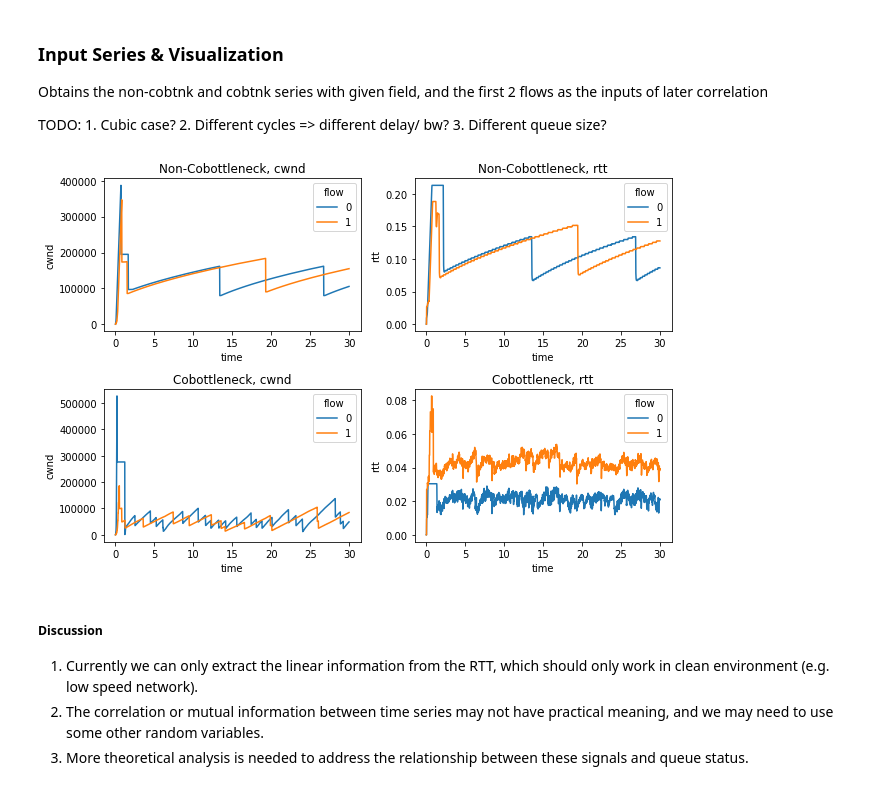
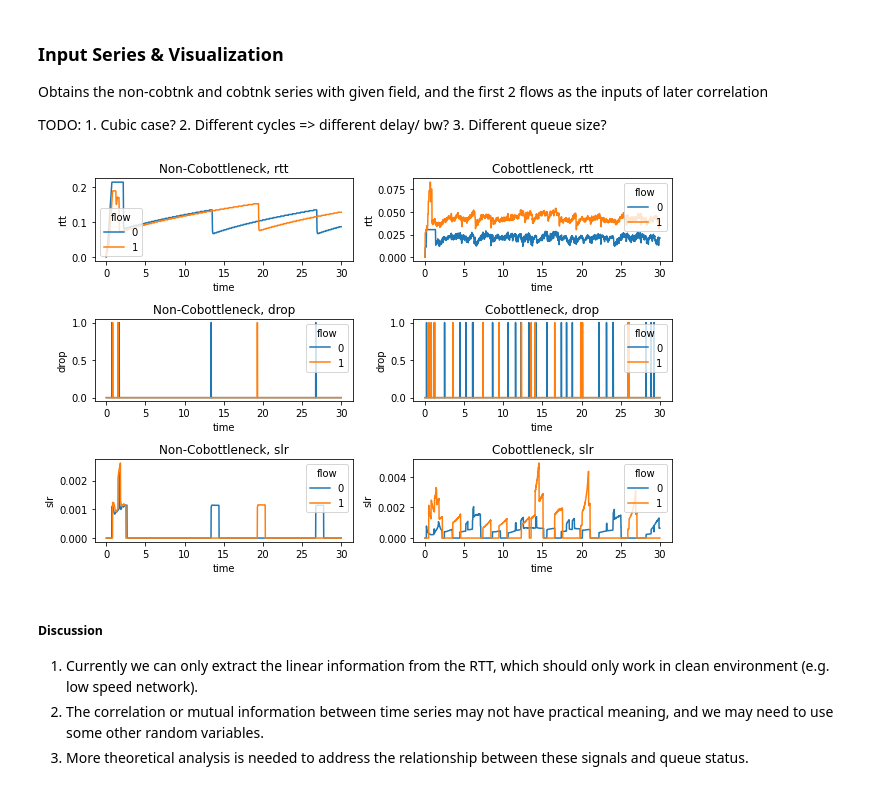
Before and after one commit to PrinceS17/NS_Simulation_Toolkit, a Jupyter notebook: script/corr_analysis.ipynb, the cells around one changed output. Saved outputs shown, nothing was run; the diff lists cells and outputs as text; code cells hidden in the pictures.

```diff
--- a/script/corr_analysis.ipynb
+++ b/script/corr_analysis.ipynb
@@ -16,6 +16,7 @@ import matplotlib.pyplot as plt
 csvs, qcsv, rcsv = [], [], []
 raw_folder = '../BBR_test/ns-3.27/MboxStatistics/'
 Run_id = [
+    2829, 2830,   # same, with slr and drop prepared
     176, 177,   # same, but add reverse cross traffic w/ 30M x 10
 
     664, 665,   # 10+10, inter 1000p, codel, proc = 10us
@@ -30,14 +31,14 @@ Run_id = [
     665, 666,   # 10+10 case, shared 200M, cRate 8M, inter 100p, default 1000p, rx Edge 10
     463, 464
 ]
-N_flows = [10, 10, 10, 10, 10, 10, 10, 10, 10, 4, 4]
+N_flows = [10, 10, 10, 10, 10, 10, 10, 10, 10, 10, 4, 4]
 for rid, n_flow in zip(Run_id, N_flows):
     csvs.append((f'all-data_{rid}.csv', n_flow))
     qcsv.append(f'queue_{rid}.csv')
     rcsv.append(f'rate_{rid}.csv')
 
 Csv_files = csvs[:2]
-Fields = ['cwnd', 'rtt']         # candidates: cwnd, rtt, llr, drop, bytes_in_flight, cstate
+Fields = ['rtt', 'drop', 'slr']         # candidates: cwnd, rtt, slr, drop, bytes_in_flight, cstate
 
 for csvs in [qcsv, rcsv]:
     for i, csv in enumerate(csvs):
@@ -96,23 +97,23 @@ TODO:
 # %%
 # manually input the run id, flow id, and field
 # nonco_df and co_df are what we use exactly as inputs of correlation
 # fields = ['cwnd', 'rtt']                  # candidates: cwnd, rtt, llr, drop, bytes_in_flight, cstate
 fields = Fields
 nonco_df = dfs[0][['time', 'flow'] + fields]
 co_df = dfs[1][['time', 'flow'] + fields]
 # co_df['queue'] = qdf['packet_in_queue']     # TODO: temp hack
 cases = ['Non-Cobottleneck', 'Cobottleneck']
 
 # two flows from Non-Cobtnk case
-fig, ax = plt.subplots(len(fields),2, figsize=(9,6))
+fig, ax = plt.subplots(len(fields),2, figsize=(9,2*len(fields)))
 for i, df in enumerate([nonco_df, co_df]):
     for j, field in enumerate(fields):
         df = df[df.flow < 2]        # only the two normal flows
-        sns.lineplot(x='time', y=field, hue='flow', data=df, ax=ax[i, j])
-        ax[i, j].set_title(cases[i] + f', {field}')
+        sns.lineplot(x='time', y=field, hue='flow', data=df, ax=ax[j, i])
+        ax[j, i].set_title(cases[i] + f', {field}')
 plt.tight_layout()
 # %% [output]
-[figure, old version]
+[figure, new version]
 # %% [markdown]
 ##### Discussion
 1. Currently we can only extract the linear information from the RTT, which should only work in clean environment (e.g. low speed network).
```
Also changed, not shown: parts of 12 cells of this notebook, 1 other file.
